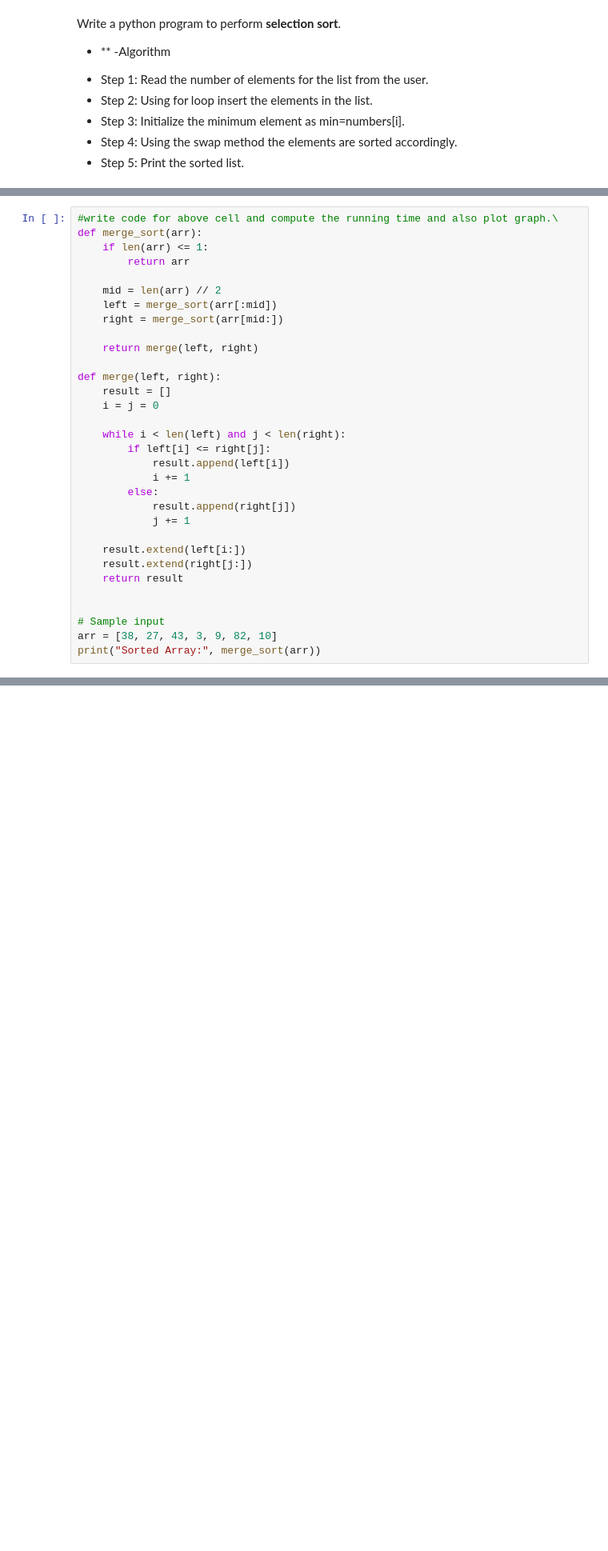
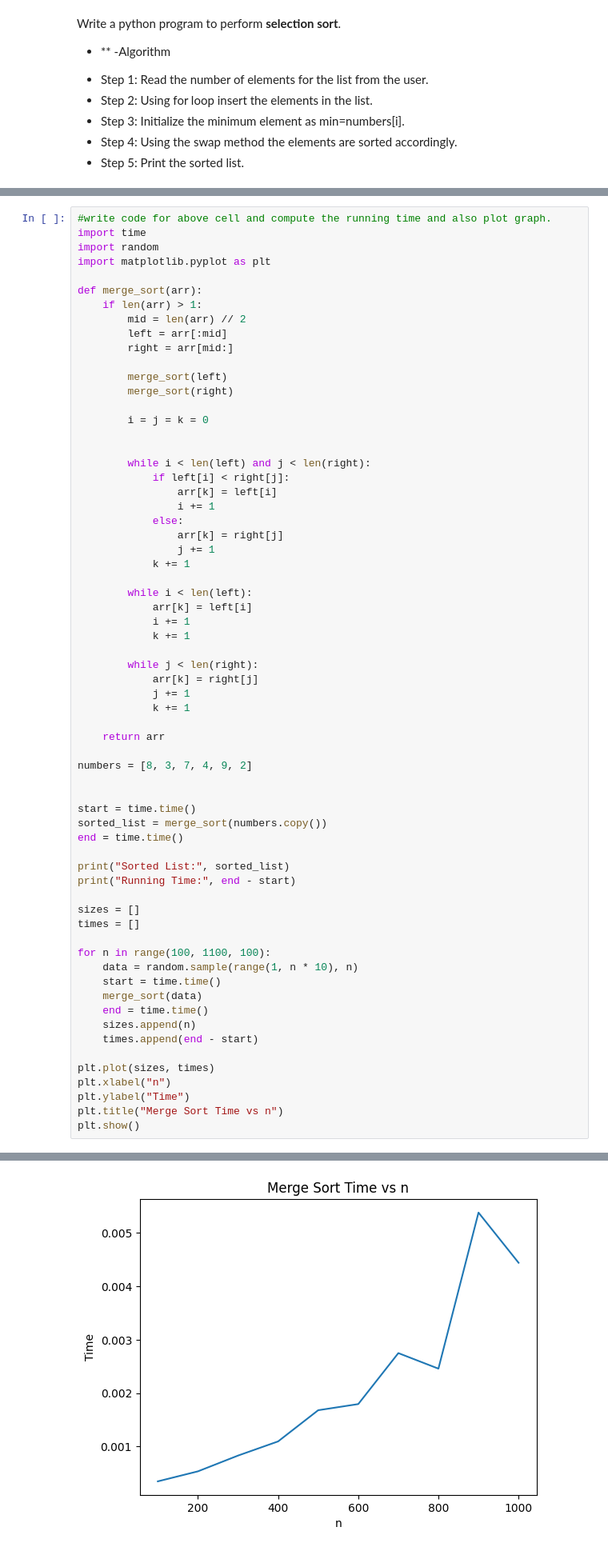
Before and after one commit to vikashsahu07/ALGORITHM-LAB-JUET, a Jupyter notebook: Lab_5.ipynb, the cells around one changed output, grey strips where cells are left out. Shown at 80% size. Saved outputs shown, nothing was run; the diff lists cells and outputs as text; blank space fills up the shorter version.

```diff
--- a/Lab_5.ipynb
+++ b/Lab_5.ipynb
@@ -50,35 +75,68 @@ Write a Python program to sort the elements using **merge sort** and plot a grap
 4.	Merge the two sublists by	paring each element of the sublist and placing the smaller element into the	new sublist.
 5.	Repeat step 3 and 4 untill	all sublists are merged into a single sorted sublist.
 # %%
-#write code for above cell and compute the running time and also plot graph.\
+#write code for above cell and compute the running time and also plot graph.
+import time
+import random
+import matplotlib.pyplot as plt
+
 def merge_sort(arr):
-    if len(arr) <= 1:
-        return arr
+    if len(arr) > 1:
+        mid = len(arr) // 2
+        left = arr[:mid]
+        right = arr[mid:]
 
-    mid = len(arr) // 2
-    left = merge_sort(arr[:mid])
-    right = merge_sort(arr[mid:])
+        merge_sort(left)
+        merge_sort(right)
 
-    return merge(left, right)
-
-def merge(left, right):
-    result = []
-    i = j = 0
-
-    while i < len(left) and j < len(right):
-        if left[i] <= right[j]:
-            result.append(left[i])
-            i += 1
-        else:
-            result.append(right[j])
-            j += 1
-
-    result.extend(left[i:])
-    result.extend(right[j:])
-    return result
+        i = j = k = 0
 
 
-# Sample input
-arr = [38, 27, 43, 3, 9, 82, 10]
-print("Sorted Array:", merge_sort(arr))
+        while i < len(left) and j < len(right):
+            if left[i] < right[j]:
+                arr[k] = left[i]
+                i += 1
+            else:
+                arr[k] = right[j]
+                j += 1
+            k += 1
+
+        while i < len(left):
+            arr[k] = left[i]
+            i += 1
+            k += 1
+
+        while j < len(right):
+            arr[k] = right[j]
+            j += 1
+            k += 1
+
+    return arr
+
+numbers = [8, 3, 7, 4, 9, 2]
+
+
+start = time.time()
+sorted_list = merge_sort(numbers.copy())
+end = time.time()
+
+print("Sorted List:", sorted_list)
+print("Running Time:", end - start)
+
+sizes = []
+times = []
+
+for n in range(100, 1100, 100):
+    data = random.sample(range(1, n * 10), n)
+    start = time.time()
+    merge_sort(data)
+    end = time.time()
+    sizes.append(n)
+    times.append(end - start)
+
+plt.plot(sizes, times)
+plt.xlabel("n")
+plt.ylabel("Time")
+plt.title("Merge Sort Time vs n")
+plt.show()
 # %% [output]
@@ -86,3 +145,4 @@ Sorted Array: [3, 9, 10, 27, 38, 43, 82]
+[figure, added]
 # %% [markdown]
 **Quicksort** (sometimes called partition-exchange sort) is an efficient sorting algorithm. Developed by British computer scientist Tony Hoare in 1959 and published in 1961, it is still a commonly used algorithm for sorting.
 
```
Also changed, not shown: parts of 7 cells of this notebook.
